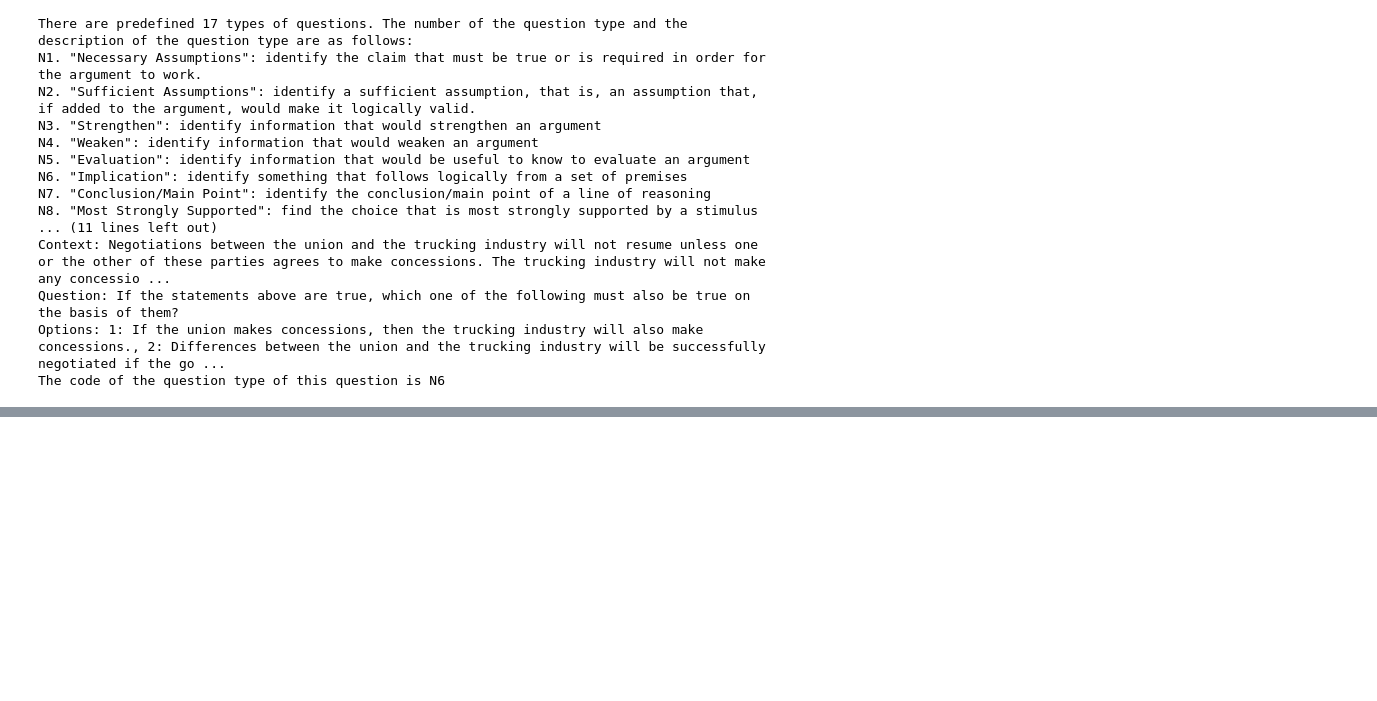
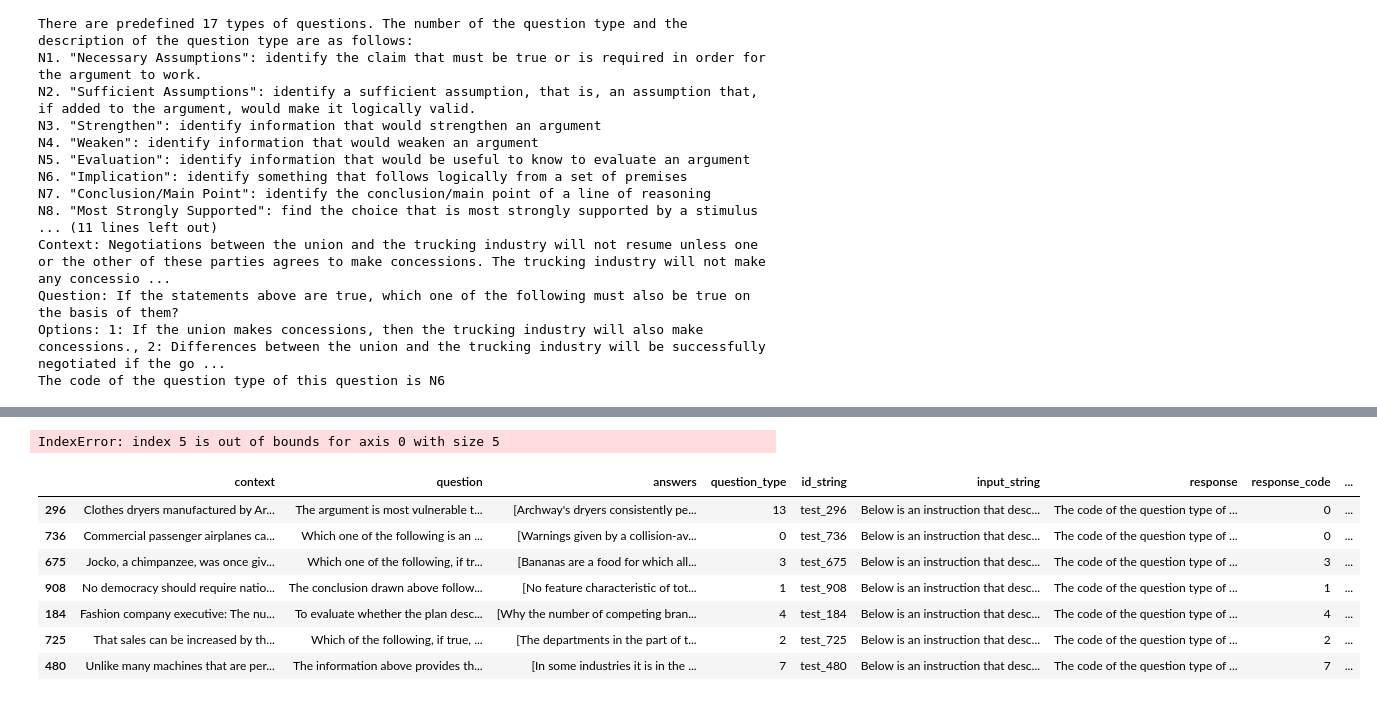
Before and after one commit to JaehyeokLee-119/experiment_rule, a Jupyter notebook: GPT_inference/exercise.ipynb, the cells around one changed output, grey strips where cells are left out. Cells and saved outputs as stored; diff of their text form; code cells hidden in the pictures; blank space fills up the shorter version.

```diff
--- a/GPT_inference/exercise.ipynb
+++ b/GPT_inference/exercise.ipynb
@@ -100,13 +122,15 @@ resp_exs
 def response_to_code(response: str):
     # regex를 통해서 'N\d'를 찾아서 숫자를 반환
     import re
-    regex = r'N\d'
+    regex = r'N\d\d?'
     match = re.search(regex, response)
     if match:
-        return int(match.group()[1:])
+        return int(match.group()[1:])-1
     else:
         # 문자열에서 나타나는 첫 번째 숫자를 찾는다
-        return extract_first_num_in_string(response)
+        regex = r'\d\d?'
+        match = re.search(regex, response)
+        return int(match.group())-1
 
 def extract_first_num_in_string(string: str):
     result = ''.join([x for x in string if x.isdigit()])
@@ -114,3 +138,6 @@ def extract_first_num_in_string(string: str):
         return -1
     else:
         return int(''.join([x for x in string if x.isdigit()]))-1
+
+data['response_code'] = data.response.apply(response_to_code)
+data['correctness'] = data.response_code == data.question_type
@@ -120,0 +215,24 @@ AttributeError: 'DataFrame' object has no attribute 'label'
+# %%
+# data에서 'nums'가 20 이상인 거만 남기기
+data_errored = data[data.nums > 20]
+data_errored.response.values[5]
+# %% [output]
+IndexError: index 5 is out of bounds for axis 0 with size 5
+# %%
+# data에서 question_type이 13, 0, 3, 1, 4, 2, 7 인 것을 각각 하나씩 랜덤하게 추출
+# 그리고 그것들을 하나의 dataframe으로 만들어서 저장
+
+few_shot_data = pd.DataFrame()
+for qtype in [13, 0, 3, 1, 4, 2, 7]:
+    few_shot_data = pd.concat([few_shot_data, data[data.question_type == qtype].sample(1, random_state=22)])
+
+few_shot_data
+# %% [output]
+|  | context | question | answers | question_type | id_string | input_string | response | response_code | ... |
+| 296 | Clothes dryers manufactured by Ar... | The argument is most vulnerable t... | [Archway's dryers consistently pe... | 13 | test_296 | Below is an instruction that desc... | The code of the question type of ... | 0 | ... |
+| 736 | Commercial passenger airplanes ca... | Which one of the following is an ... | [Warnings given by a collision-av... | 0 | test_736 | Below is an instruction that desc... | The code of the question type of ... | 0 | ... |
+| 675 | Jocko, a chimpanzee, was once giv... | Which one of the following, if tr... | [Bananas are a food for which all... | 3 | test_675 | Below is an instruction that desc... | The code of the question type of ... | 3 | ... |
+| 908 | No democracy should require natio... | The conclusion drawn above follow... | [No feature characteristic of tot... | 1 | test_908 | Below is an instruction that desc... | The code of the question type of ... | 1 | ... |
+| 184 | Fashion company executive: The nu... | To evaluate whether the plan desc... | [Why the number of competing bran... | 4 | test_184 | Below is an instruction that desc... | The code of the question type of ... | 4 | ... |
+| 725 | That sales can be increased by th... | Which of the following, if true, ... | [The departments in the part of t... | 2 | test_725 | Below is an instruction that desc... | The code of the question type of ... | 2 | ... |
+| 480 | Unlike many machines that are per... | The information above provides th... | [In some industries it is in the ... | 7 | test_480 | Below is an instruction that desc... | The code of the question type of ... | 7 | ... |
```
Also changed, not shown: parts of 15 cells of this notebook, 7 other files.
